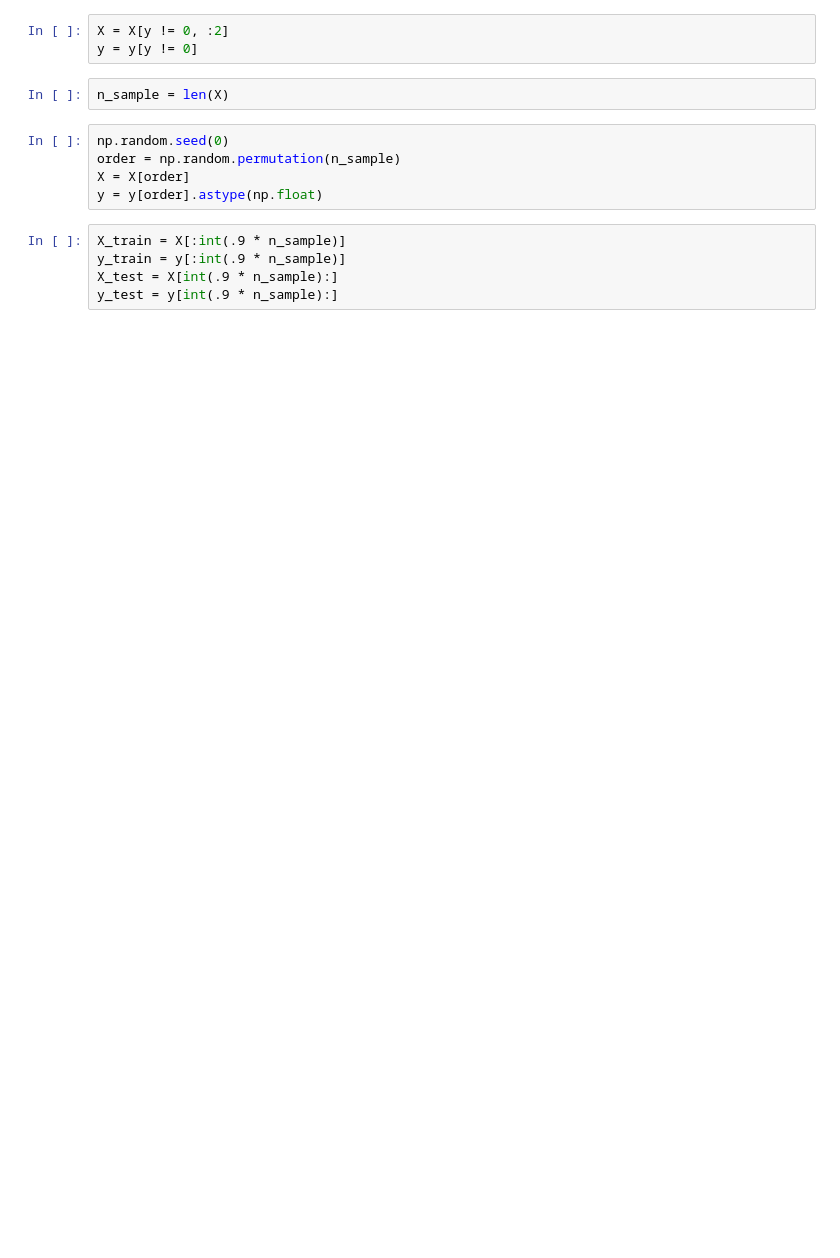
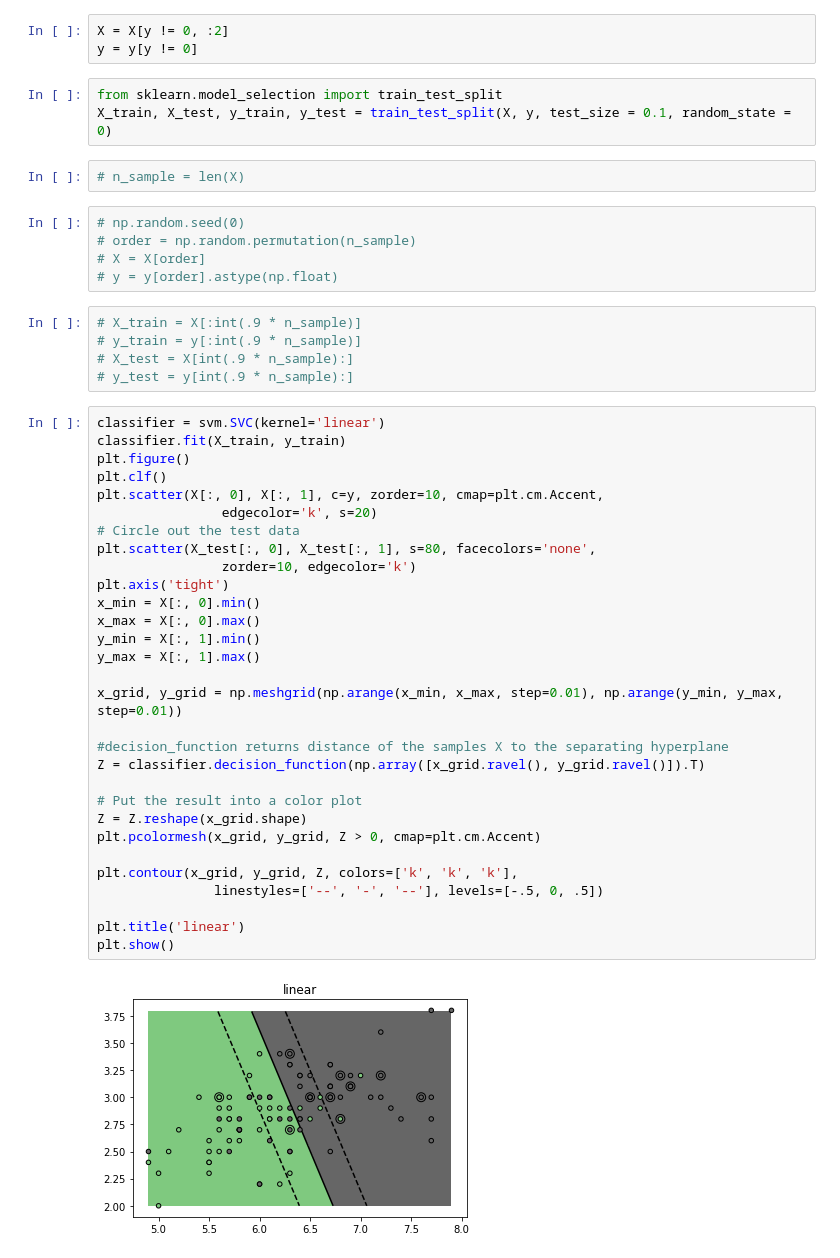
Before and after one commit to mohan-mj/Kernel-SVM, a Jupyter notebook: SVM_Iris_Visualization.ipynb, the cells around one changed output. Cells and saved outputs as stored; diff of their text form; blank space fills up the shorter version.

```diff
--- a/SVM_Iris_Visualization.ipynb
+++ b/SVM_Iris_Visualization.ipynb
@@ -29,18 +29,53 @@ print(y)
 # %%
 X = X[y != 0, :2]
 y = y[y != 0]
+# %%
+from sklearn.model_selection import train_test_split
+X_train, X_test, y_train, y_test = train_test_split(X, y, test_size = 0.1, random_state = 0)
 # %%
-n_sample = len(X)
+# n_sample = len(X)
 # %%
-np.random.seed(0)
-order = np.random.permutation(n_sample)
-X = X[order]
-y = y[order].astype(np.float)
+# np.random.seed(0)
+# order = np.random.permutation(n_sample)
+# X = X[order]
+# y = y[order].astype(np.float)
 # %%
-X_train = X[:int(.9 * n_sample)]
-y_train = y[:int(.9 * n_sample)]
-X_test = X[int(.9 * n_sample):]
-y_test = y[int(.9 * n_sample):]
+# X_train = X[:int(.9 * n_sample)]
+# y_train = y[:int(.9 * n_sample)]
+# X_test = X[int(.9 * n_sample):]
+# y_test = y[int(.9 * n_sample):]
+# %%
+classifier = svm.SVC(kernel='linear')
+classifier.fit(X_train, y_train)
+plt.figure()
+plt.clf()
+plt.scatter(X[:, 0], X[:, 1], c=y, zorder=10, cmap=plt.cm.Accent,
+                edgecolor='k', s=20)
+# Circle out the test data
+plt.scatter(X_test[:, 0], X_test[:, 1], s=80, facecolors='none',
+                zorder=10, edgecolor='k')
+plt.axis('tight')
+x_min = X[:, 0].min()
+x_max = X[:, 0].max()
+y_min = X[:, 1].min()
+y_max = X[:, 1].max()
+
+x_grid, y_grid = np.meshgrid(np.arange(x_min, x_max, step=0.01), np.arange(y_min, y_max, step=0.01))
+
+#decision_function returns distance of the samples X to the separating hyperplane
+Z = classifier.decision_function(np.array([x_grid.ravel(), y_grid.ravel()]).T)
+
+# Put the result into a color plot
+Z = Z.reshape(x_grid.shape)
+plt.pcolormesh(x_grid, y_grid, Z > 0, cmap=plt.cm.Accent)
+
+plt.contour(x_grid, y_grid, Z, colors=['k', 'k', 'k'],
+               linestyles=['--', '-', '--'], levels=[-.5, 0, .5])
+
+plt.title('linear')
+plt.show()
+# %% [output]
+[figure, added]
 # %%
 # fit the model
 for fig_num, kernel in enumerate(('linear', 'rbf', 'poly')):
```
Also changed, not shown: parts of 4 cells of this notebook.
